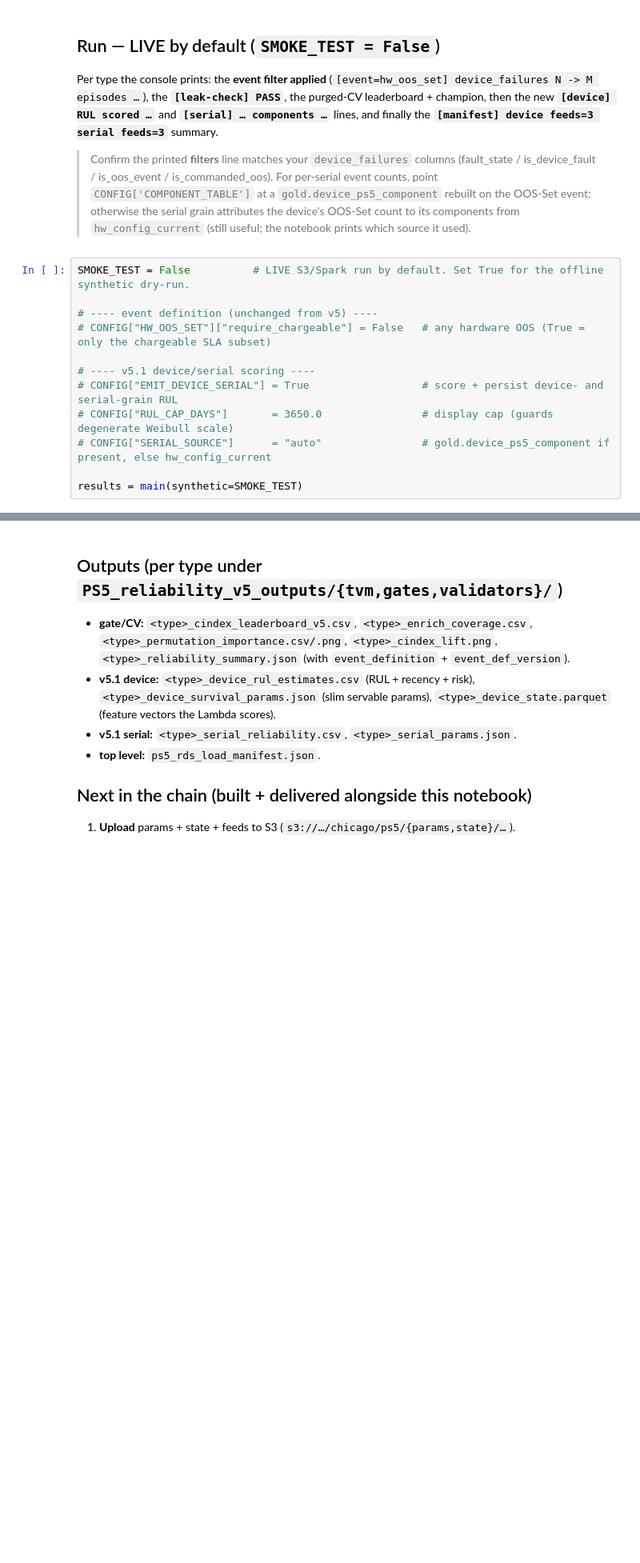
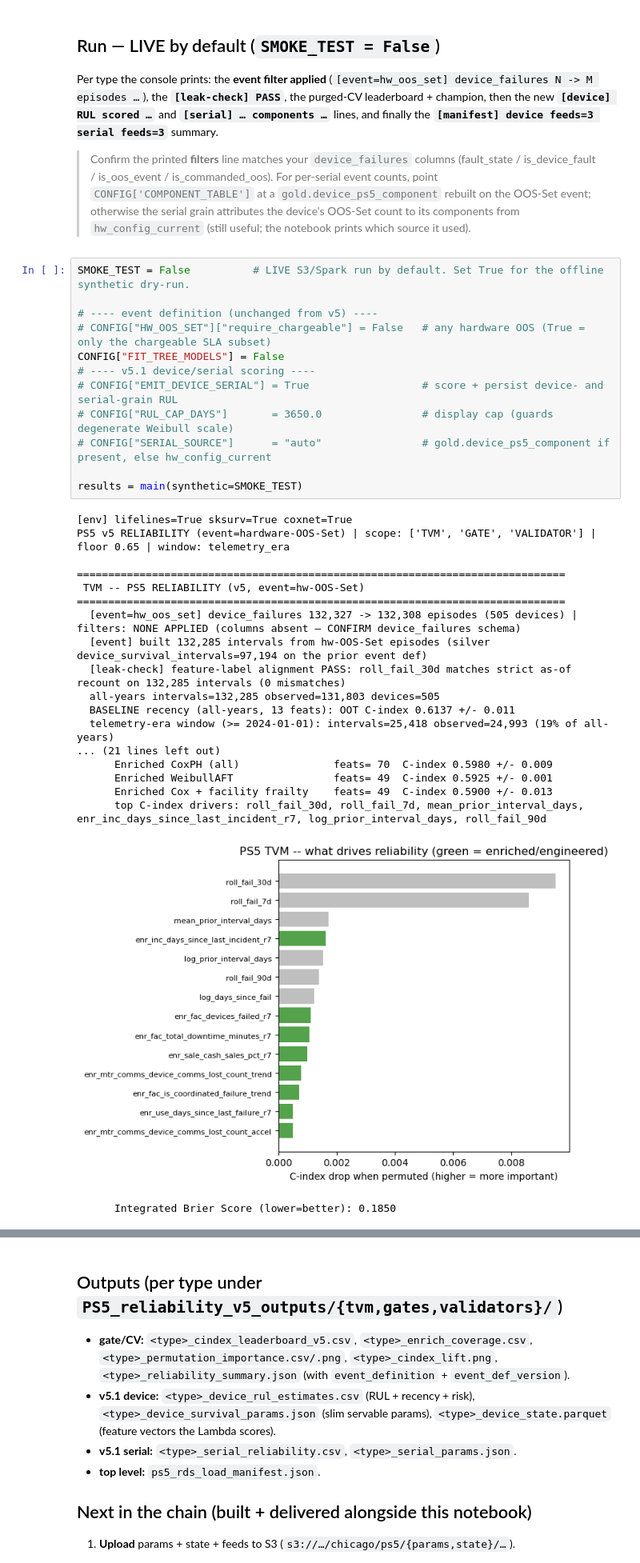
Before and after one commit to Pavan-mars/ps-review-mirror, a Jupyter notebook: notebooks/ps5_reliability_survival/PS5_Reliability_Survival_v5_1.ipynb, the cells around one changed output, grey strips where cells are left out. Shown at 80% size. Cells and saved outputs as stored; diff of their text form; blank space fills up the shorter version.

```diff
--- a/notebooks/ps5_reliability_survival/PS5_Reliability_Survival_v5_1.ipynb
+++ b/notebooks/ps5_reliability_survival/PS5_Reliability_Survival_v5_1.ipynb
@@ -1326,12 +1398,32 @@ the **`[leak-check] PASS`**, the purged-CV leaderboard + champion, then the new
 # %%
 SMOKE_TEST = False          # LIVE S3/Spark run by default. Set True for the offline synthetic dry-run.
 
 # ---- event definition (unchanged from v5) ----
 # CONFIG["HW_OOS_SET"]["require_chargeable"] = False   # any hardware OOS (True = only the chargeable SLA subset)
-
+CONFIG["FIT_TREE_MODELS"] = False
 # ---- v5.1 device/serial scoring ----
 # CONFIG["EMIT_DEVICE_SERIAL"] = True                  # score + persist device- and serial-grain RUL
 # CONFIG["RUL_CAP_DAYS"]       = 3650.0                # display cap (guards degenerate Weibull scale)
 # CONFIG["SERIAL_SOURCE"]      = "auto"                # gold.device_ps5_component if present, else hw_config_current
 
 results = main(synthetic=SMOKE_TEST)
+# %% [output]
+[env] lifelines=True sksurv=True coxnet=True
+PS5 v5 RELIABILITY (event=hardware-OOS-Set) | scope: ['TVM', 'GATE', 'VALIDATOR'] | floor 0.65 | window: telemetry_era
+
+==============================================================================
+ TVM -- PS5 RELIABILITY (v5, event=hw-OOS-Set)
+==============================================================================
+  [event=hw_oos_set] device_failures 132,327 -> 132,308 episodes (505 devices) | filters: NONE APPLIED (columns absent — CONFIRM device_failures schema)
+  [event] built 132,285 intervals from hw-OOS-Set episodes (silver device_survival_intervals=97,194 on the prior event def)
+  [leak-check] feature-label alignment PASS: roll_fail_30d matches strict as-of recount on 132,285 intervals (0 mismatches)
+  all-years intervals=132,285 observed=131,803 devices=505
+  BASELINE recency (all-years, 13 feats): OOT C-index 0.6137 +/- 0.011
+  telemetry-era window (>= 2024-01-01): intervals=25,418 observed=24,993 (19% of all-years)
+... (21 lines left out)
+      Enriched CoxPH (all)               feats= 70  C-index 0.5980 +/- 0.009
+      Enriched WeibullAFT                feats= 49  C-index 0.5925 +/- 0.001
+      Enriched Cox + facility frailty    feats= 49  C-index 0.5900 +/- 0.013
+      top C-index drivers: roll_fail_30d, roll_fail_7d, mean_prior_interval_days, enr_inc_days_since_last_incident_r7, log_prior_interval_days, roll_fail_90d
+[figure, added]
+      Integrated Brier Score (lower=better): 0.1850
```
Also changed, not shown: parts of 5 cells of this notebook.
